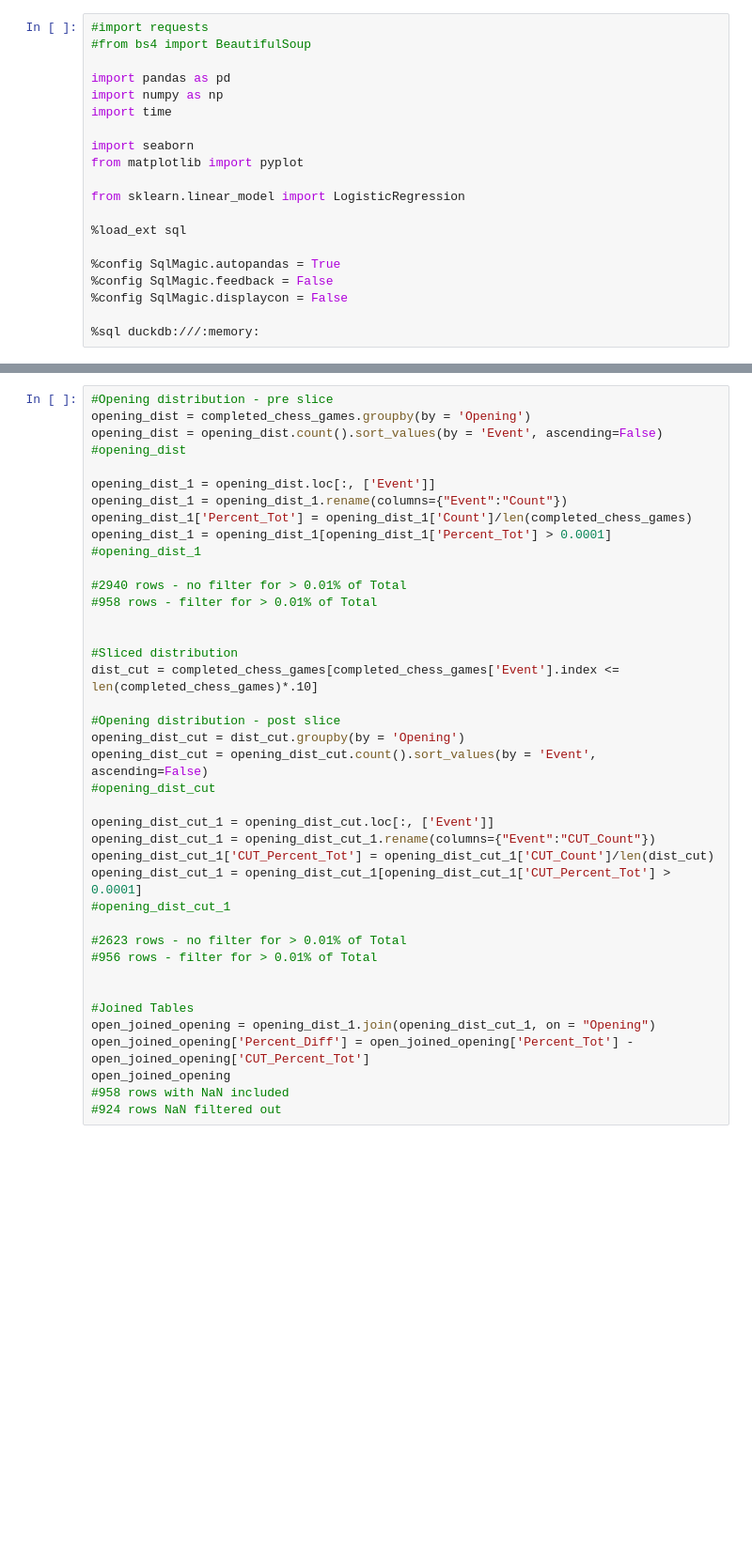
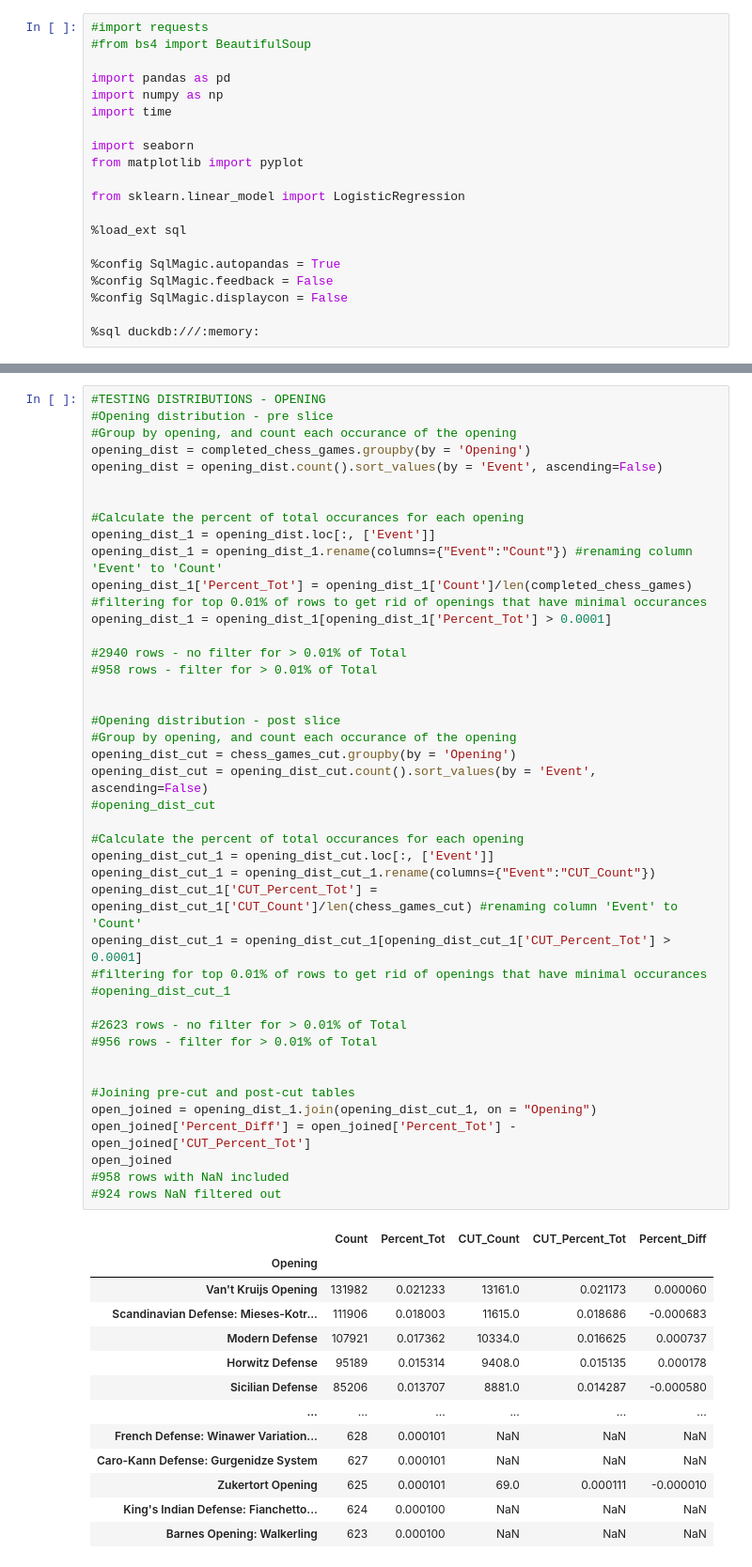
Before and after one commit to jeanie-liu/chess_win_predictor, a Jupyter notebook: cleaning.ipynb, the cells around one changed output, grey strips where cells are left out. Shown at 94% size. Cells and saved outputs as stored; diff of their text form; blank space fills up the shorter version.

```diff
--- a/cleaning.ipynb
+++ b/cleaning.ipynb
@@ -93,40 +202,57 @@ completed_chess_games.describe()
 # %%
+#TESTING DISTRIBUTIONS - OPENING
 #Opening distribution - pre slice
+#Group by opening, and count each occurance of the opening
 opening_dist = completed_chess_games.groupby(by = 'Opening')
 opening_dist = opening_dist.count().sort_values(by = 'Event', ascending=False)
-#opening_dist
 
+
+#Calculate the percent of total occurances for each opening
 opening_dist_1 = opening_dist.loc[:, ['Event']]
-opening_dist_1 = opening_dist_1.rename(columns={"Event":"Count"})
+opening_dist_1 = opening_dist_1.rename(columns={"Event":"Count"}) #renaming column 'Event' to 'Count'
 opening_dist_1['Percent_Tot'] = opening_dist_1['Count']/len(completed_chess_games)
+#filtering for top 0.01% of rows to get rid of openings that have minimal occurances
 opening_dist_1 = opening_dist_1[opening_dist_1['Percent_Tot'] > 0.0001]
-#opening_dist_1
 
 #2940 rows - no filter for > 0.01% of Total
 #958 rows - filter for > 0.01% of Total
 
 
-#Sliced distribution
-dist_cut = completed_chess_games[completed_chess_games['Event'].index <= len(completed_chess_games)*.10]
-
 #Opening distribution - post slice
-opening_dist_cut = dist_cut.groupby(by = 'Opening')
+#Group by opening, and count each occurance of the opening
+opening_dist_cut = chess_games_cut.groupby(by = 'Opening')
 opening_dist_cut = opening_dist_cut.count().sort_values(by = 'Event', ascending=False)
 #opening_dist_cut
 
+#Calculate the percent of total occurances for each opening
 opening_dist_cut_1 = opening_dist_cut.loc[:, ['Event']]
 opening_dist_cut_1 = opening_dist_cut_1.rename(columns={"Event":"CUT_Count"})
-opening_dist_cut_1['CUT_Percent_Tot'] = opening_dist_cut_1['CUT_Count']/len(dist_cut)
+opening_dist_cut_1['CUT_Percent_Tot'] = opening_dist_cut_1['CUT_Count']/len(chess_games_cut) #renaming column 'Event' to 'Count'
 opening_dist_cut_1 = opening_dist_cut_1[opening_dist_cut_1['CUT_Percent_Tot'] > 0.0001]
+#filtering for top 0.01% of rows to get rid of openings that have minimal occurances
 #opening_dist_cut_1
 
 #2623 rows - no filter for > 0.01% of Total
 #956 rows - filter for > 0.01% of Total
 
 
-#Joined Tables
-open_joined_opening = opening_dist_1.join(opening_dist_cut_1, on = "Opening")
-open_joined_opening['Percent_Diff'] = open_joined_opening['Percent_Tot'] - open_joined_opening['CUT_Percent_Tot']
-open_joined_opening
+#Joining pre-cut and post-cut tables
+open_joined = opening_dist_1.join(opening_dist_cut_1, on = "Opening")
+open_joined['Percent_Diff'] = open_joined['Percent_Tot'] - open_joined['CUT_Percent_Tot']
+open_joined
 #958 rows with NaN included
 #924 rows NaN filtered out
+# %% [output]
+|  | Count | Percent_Tot | CUT_Count | CUT_Percent_Tot | Percent_Diff |
+| Opening |  |  |  |  |  |
+| Van't Kruijs Opening | 131982 | 0.021233 | 13161.0 | 0.021173 | 0.000060 |
+| Scandinavian Defense: Mieses-Kotr... | 111906 | 0.018003 | 11615.0 | 0.018686 | -0.000683 |
+| Modern Defense | 107921 | 0.017362 | 10334.0 | 0.016625 | 0.000737 |
+| Horwitz Defense | 95189 | 0.015314 | 9408.0 | 0.015135 | 0.000178 |
+| Sicilian Defense | 85206 | 0.013707 | 8881.0 | 0.014287 | -0.000580 |
+| ... | ... | ... | ... | ... | ... |
+| French Defense: Winawer Variation... | 628 | 0.000101 | NaN | NaN | NaN |
+| Caro-Kann Defense: Gurgenidze System | 627 | 0.000101 | NaN | NaN | NaN |
+| Zukertort Opening | 625 | 0.000101 | 69.0 | 0.000111 | -0.000010 |
+| King's Indian Defense: Fianchetto... | 624 | 0.000100 | NaN | NaN | NaN |
+| Barnes Opening: Walkerling | 623 | 0.000100 | NaN | NaN | NaN |
```
Also changed, not shown: parts of 16 cells of this notebook, 1 other file.
